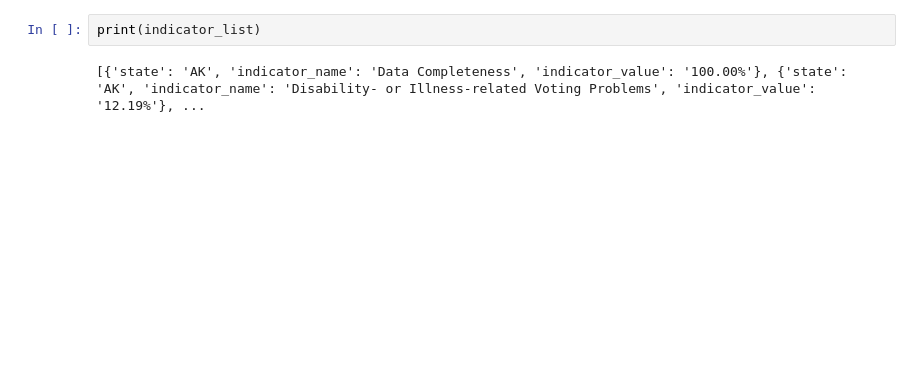
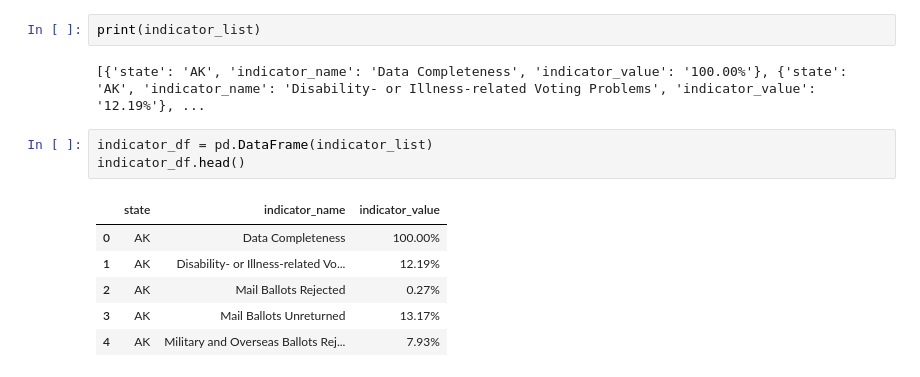
Before and after one commit to janejanejam/database-dragons, a Jupyter notebook: jane-feature/election_performance.ipynb, the cells around one changed output. Saved outputs shown, nothing was run; the diff lists cells and outputs as text; blank space fills up the shorter version.

```diff
--- a/jane-feature/election_performance.ipynb
+++ b/jane-feature/election_performance.ipynb
@@ -81,3 +91,13 @@ KeyboardInterrupt:
 print(indicator_list)
 # %% [output]
 [{'state': 'AK', 'indicator_name': 'Data Completeness', 'indicator_value': '100.00%'}, {'state': 'AK', 'indicator_name': 'Disability- or Illness-related Voting Problems', 'indicator_value': '12.19%'}, ...
+# %%
+indicator_df = pd.DataFrame(indicator_list)
+indicator_df.head()
+# %% [output]
+|  | state | indicator_name | indicator_value |
+| 0 | AK | Data Completeness | 100.00% |
+| 1 | AK | Disability- or Illness-related Vo... | 12.19% |
+| 2 | AK | Mail Ballots Rejected | 0.27% |
+| 3 | AK | Mail Ballots Unreturned | 13.17% |
+| 4 | AK | Military and Overseas Ballots Rej... | 7.93% |
```
Also changed, not shown: parts of 9 cells of this notebook, 3 other files.
